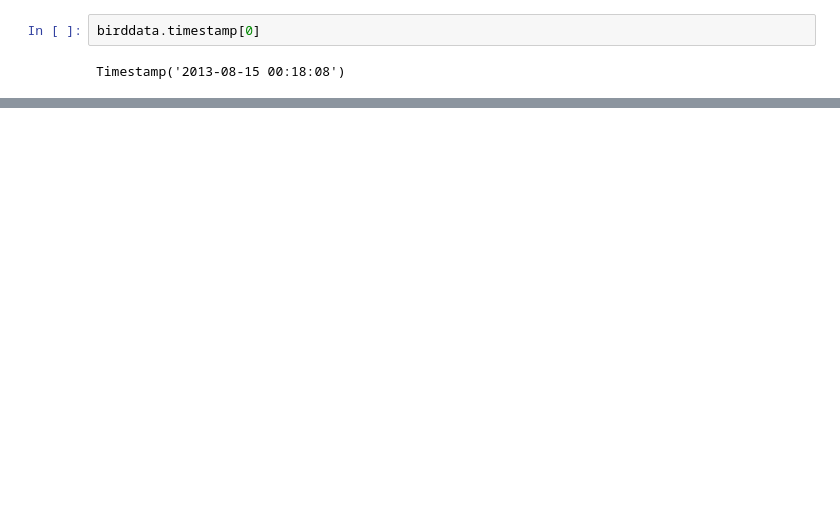
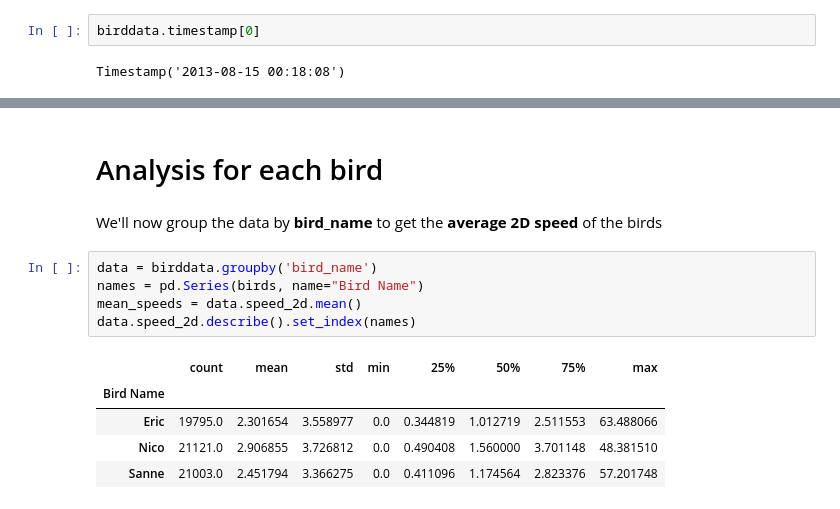
Before and after one commit to ashudva/Case_Studies, a Jupyter notebook: Bird Migration/bird_migration.ipynb, the cells around one changed output, grey strips where cells are left out. Saved outputs shown, nothing was run; the diff lists cells and outputs as text; blank space fills up the shorter version.

Commit message:
Finish bird migration case study

```diff
--- a/Bird Migration/bird_migration.ipynb
+++ b/Bird Migration/bird_migration.ipynb
@@ -218,0 +297,15 @@ Timestamp('2013-08-15 00:18:08')
+# %% [markdown]
+# Analysis for each bird
+# %% [markdown]
+We'll now group the data by **bird_name** to get the **average 2D speed** of the birds
+# %%
+data = birddata.groupby('bird_name')
+names = pd.Series(birds, name="Bird Name")
+mean_speeds = data.speed_2d.mean()
+data.speed_2d.describe().set_index(names)
+# %% [output]
+|  | count | mean | std | min | 25% | 50% | 75% | max |
+| Bird Name |  |  |  |  |  |  |  |  |
+| Eric | 19795.0 | 2.301654 | 3.558977 | 0.0 | 0.344819 | 1.012719 | 2.511553 | 63.488066 |
+| Nico | 21121.0 | 2.906855 | 3.726812 | 0.0 | 0.490408 | 1.560000 | 3.701148 | 48.381510 |
+| Sanne | 21003.0 | 2.451794 | 3.366275 | 0.0 | 0.411096 | 1.174564 | 2.823376 | 57.201748 |
```
Also changed, not shown: parts of 18 cells of this notebook, 7 other files.
